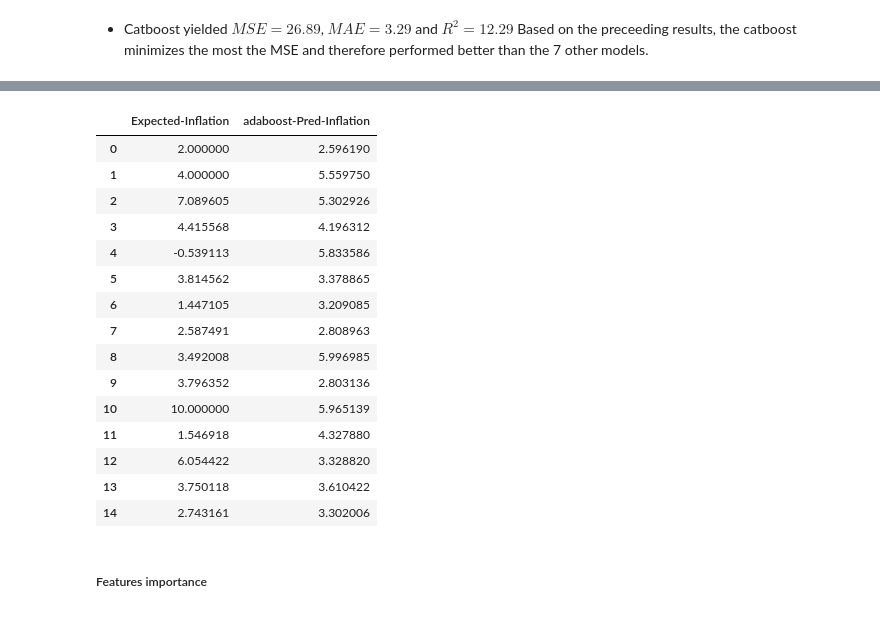
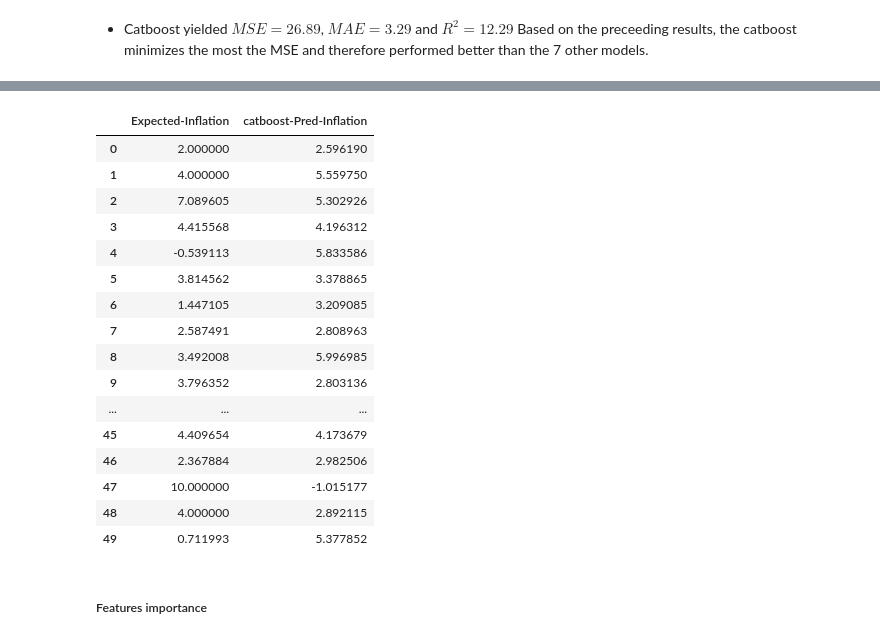
Before and after one commit to HermannJoel/Finance, a Jupyter notebook: Inflation-Expectation-Prediction/src/Decomposing_Inflation_Expectation_Final.ipynb, the cells around one changed output, grey strips where cells are left out. Saved outputs shown, nothing was run; the diff lists cells and outputs as text; code cells hidden in the pictures.

Commit message:
change pred comp

```diff
--- a/Inflation-Expectation-Prediction/src/Decomposing_Inflation_Expectation_Final.ipynb
+++ b/Inflation-Expectation-Prediction/src/Decomposing_Inflation_Expectation_Final.ipynb
@@ -2225,12 +2225,12 @@ Learning rate set to 0.175824
 #Format Inflation prediction into dataframe format
 inflaton_pred = pd.DataFrame()
 inflaton_pred["Expected-Inflation"] = y_test
-inflaton_pred["adaboost-Pred-Inflation"] = catboost_pred
+inflaton_pred["catboost-Pred-Inflation"] = catboost_pred
 # %%
 #To Compare survey predicted Inflation with rhe Ridge predicted Inflation
-inflaton_pred.head(n=15)
+inflaton_pred.head(n=50)
 # %% [output]
-|  | Expected-Inflation | adaboost-Pred-Inflation |
+|  | Expected-Inflation | catboost-Pred-Inflation |
 | 0 | 2.000000 | 2.596190 |
 | 1 | 4.000000 | 5.559750 |
 | 2 | 7.089605 | 5.302926 |
@@ -2241,11 +2241,12 @@ inflaton_pred.head(n=15)
 | 7 | 2.587491 | 2.808963 |
 | 8 | 3.492008 | 5.996985 |
 | 9 | 3.796352 | 2.803136 |
-| 10 | 10.000000 | 5.965139 |
-| 11 | 1.546918 | 4.327880 |
-| 12 | 6.054422 | 3.328820 |
-| 13 | 3.750118 | 3.610422 |
-| 14 | 2.743161 | 3.302006 |
+| ... | ... | ... |
+| 45 | 4.409654 | 4.173679 |
+| 46 | 2.367884 | 2.982506 |
+| 47 | 10.000000 | -1.015177 |
+| 48 | 4.000000 | 2.892115 |
+| 49 | 0.711993 | 5.377852 |
 # %% [markdown]
 ##### Features importance
 # %%
```
Also changed, not shown: parts of 3 cells of this notebook.
